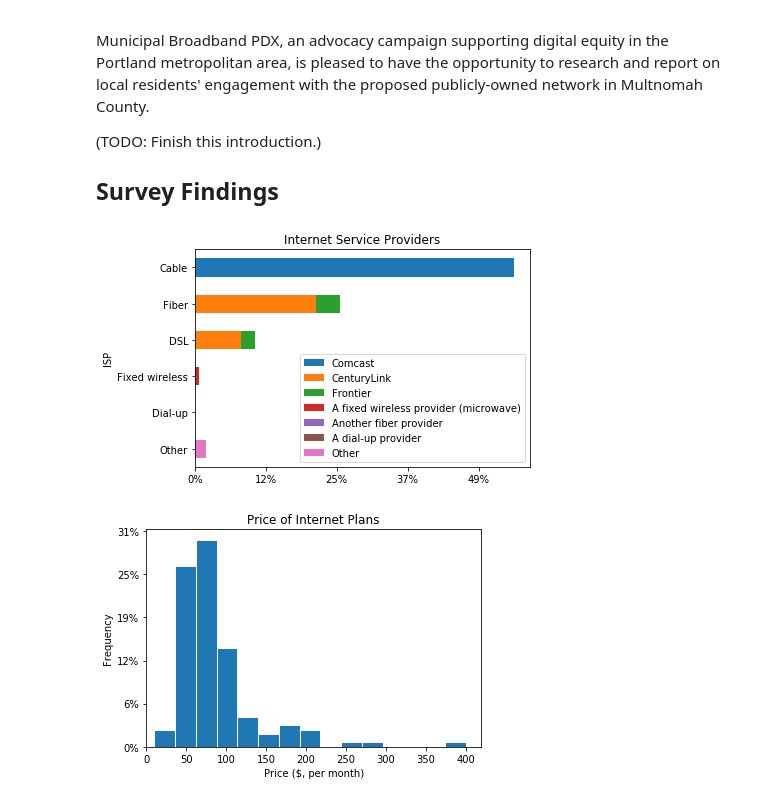
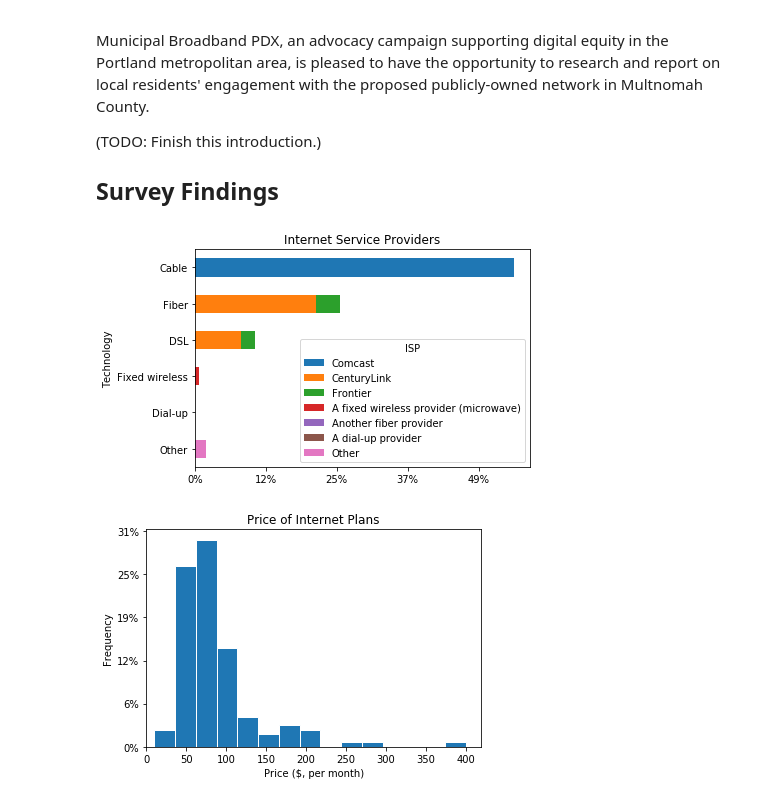
Before and after one commit to municipalbroadband/reports, a Jupyter notebook: mbpdx/2020-02-community-engagement/report.ipynb, the cells around one changed output. Drawn from its saved outputs; the diff is of its cells as text; code cells hidden in the pictures.

```diff
--- a/mbpdx/2020-02-community-engagement/report.ipynb
+++ b/mbpdx/2020-02-community-engagement/report.ipynb
@@ -21,17 +21,17 @@ Municipal Broadband PDX, an advocacy campaign supporting digital equity in the P
 # %%
 techs_by_provider = df.pivot_table(index='isp_tech', columns='isp', aggfunc='size')
 
 ax = techs_by_provider.plot(
     kind='barh',
     title='Internet Service Providers',
     stacked=True,
 )
 ax.xaxis.set_major_formatter(mtick.PercentFormatter(decimals=0, xmax=df.has_internet_premise.count()))
-ax.legend(fancybox=True)
-ax.set_ylabel('ISP')
+ax.legend(fancybox=True, title='ISP')
+ax.set_ylabel('Technology')
 ax.invert_yaxis()
 # %% [output]
-[figure, old version]
+[figure, new version]
 # %%
 for col, label in {'internet_price': 'Internet', 'mobile_price': 'Mobile'}.items():
     plt.title('Price of {0} Plans'.format(label))
```
